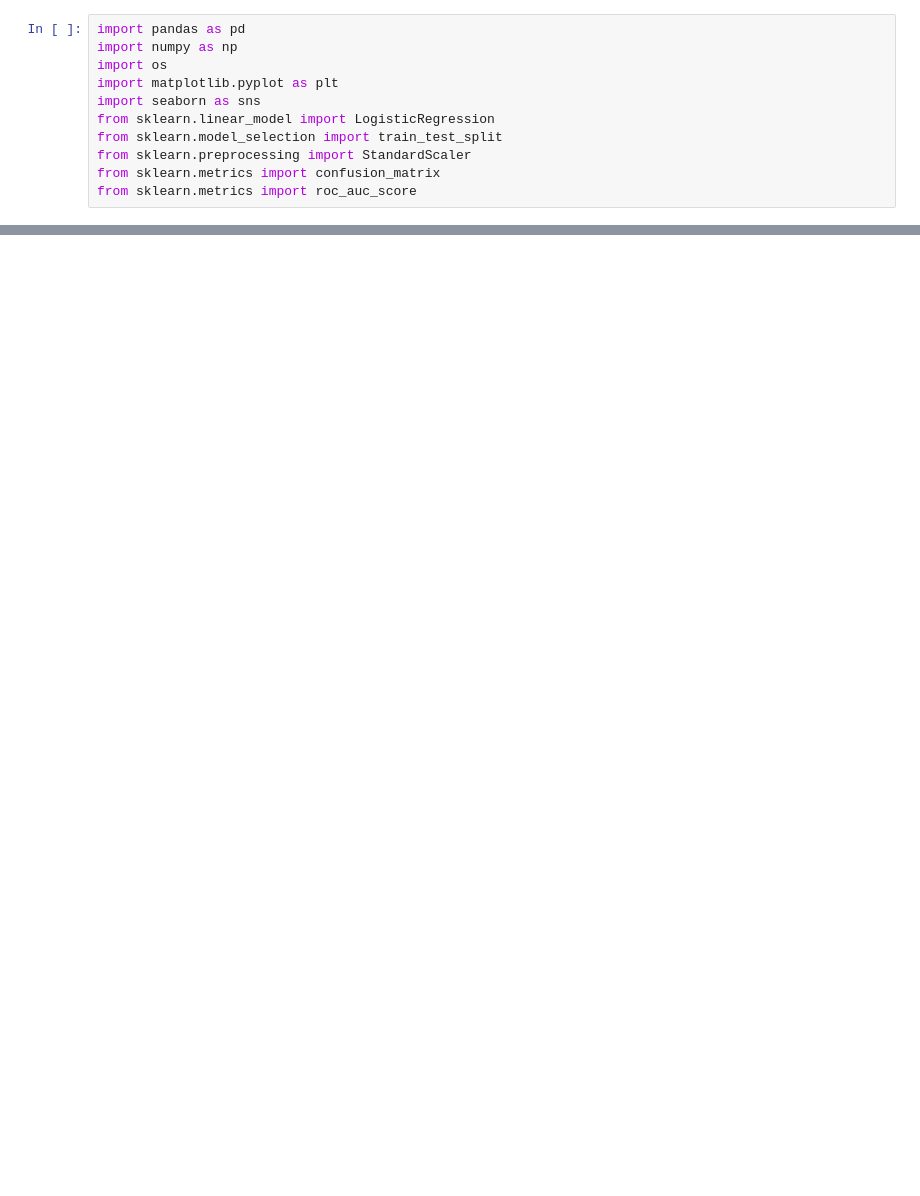
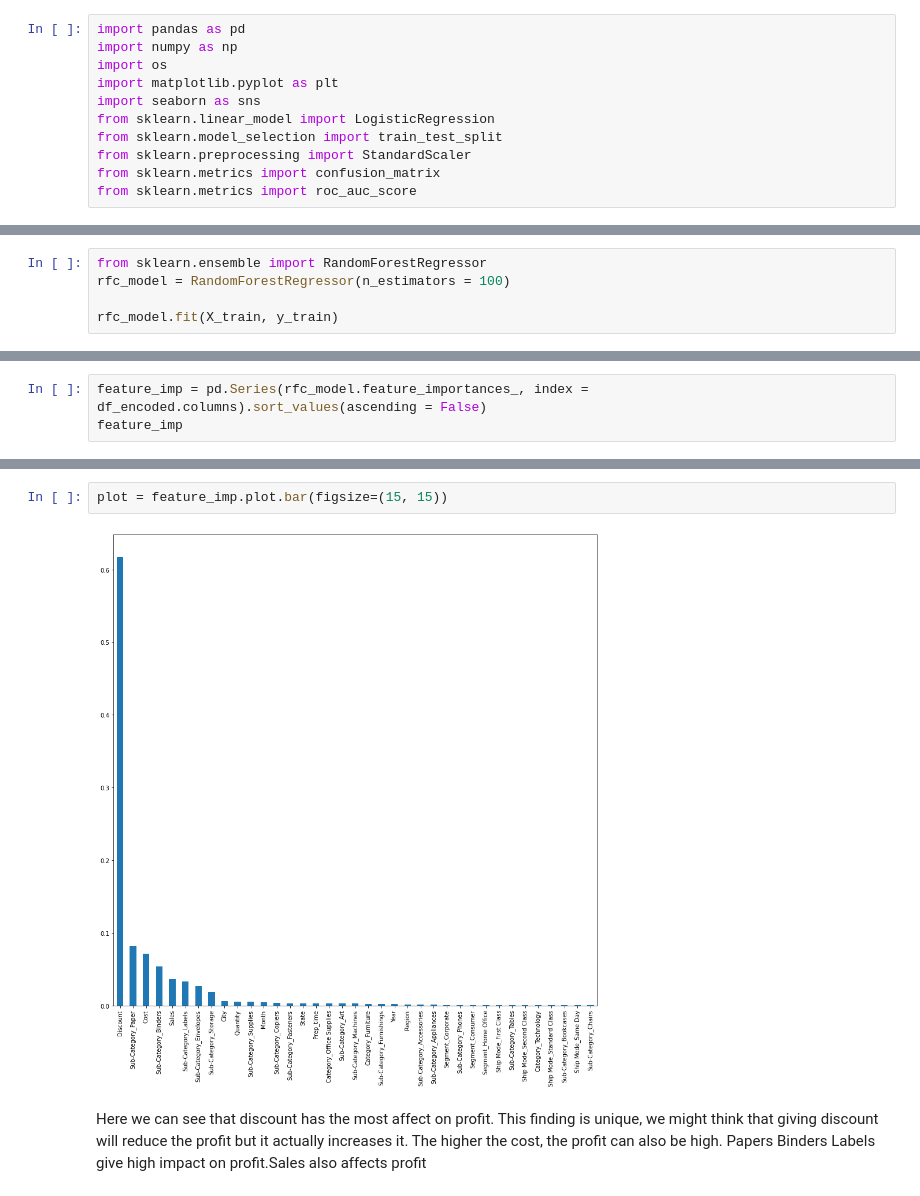
Before and after one commit to HayalDargin/Springboard_Work, a Jupyter notebook: Final project /Time Series Data_Store/Hayal_Final_Pre_processing_Model.ipynb, the cells around one changed output, grey strips where cells are left out. Cells and saved outputs as stored; diff of their text form; blank space fills up the shorter version.

```diff
--- a/Final project /Time Series Data_Store/Hayal_Final_Pre_processing_Model.ipynb
+++ b/Final project /Time Series Data_Store/Hayal_Final_Pre_processing_Model.ipynb
@@ -130,0 +146,5 @@ heatmap.set_title('Correlation Heatmap', fontdict={'fontsize':22}, pad=12);
+# %%
+from sklearn.ensemble import RandomForestRegressor
+rfc_model = RandomForestRegressor(n_estimators = 100)
+
+rfc_model.fit(X_train, y_train)
@@ -130,0 +161,3 @@ heatmap.set_title('Correlation Heatmap', fontdict={'fontsize':22}, pad=12);
+# %%
+feature_imp = pd.Series(rfc_model.feature_importances_, index = df_encoded.columns).sort_values(ascending = False)
+feature_imp
@@ -130,0 +182,6 @@ heatmap.set_title('Correlation Heatmap', fontdict={'fontsize':22}, pad=12);
+# %%
+plot = feature_imp.plot.bar(figsize=(15, 15))
+# %% [output]
+[figure, added]
+# %% [markdown]
+Here we can see that discount has the most affect on profit. This finding is unique, we might think that giving discount will reduce the profit but it actually increases it. The higher the cost, the profit can also be high. Papers Binders Labels give high impact on profit.Sales also affects profit
```
Also changed, not shown: parts of 38 cells of this notebook.
